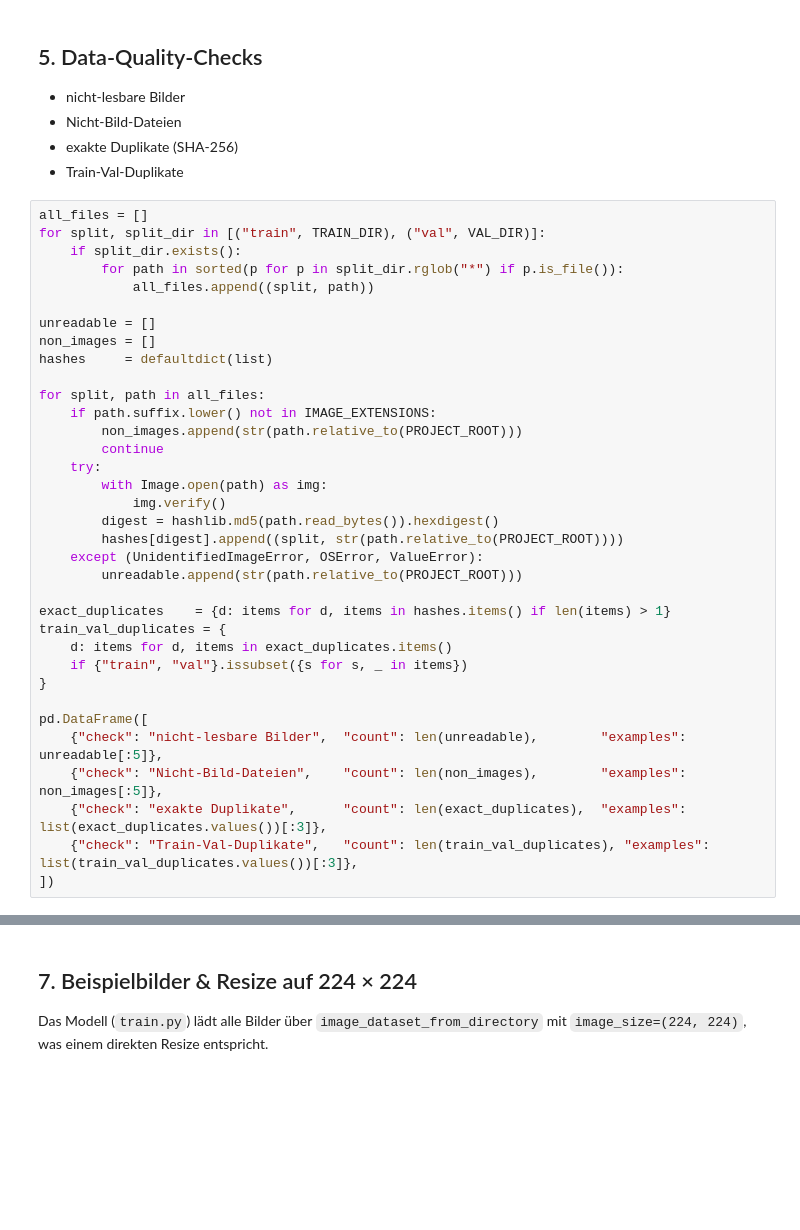
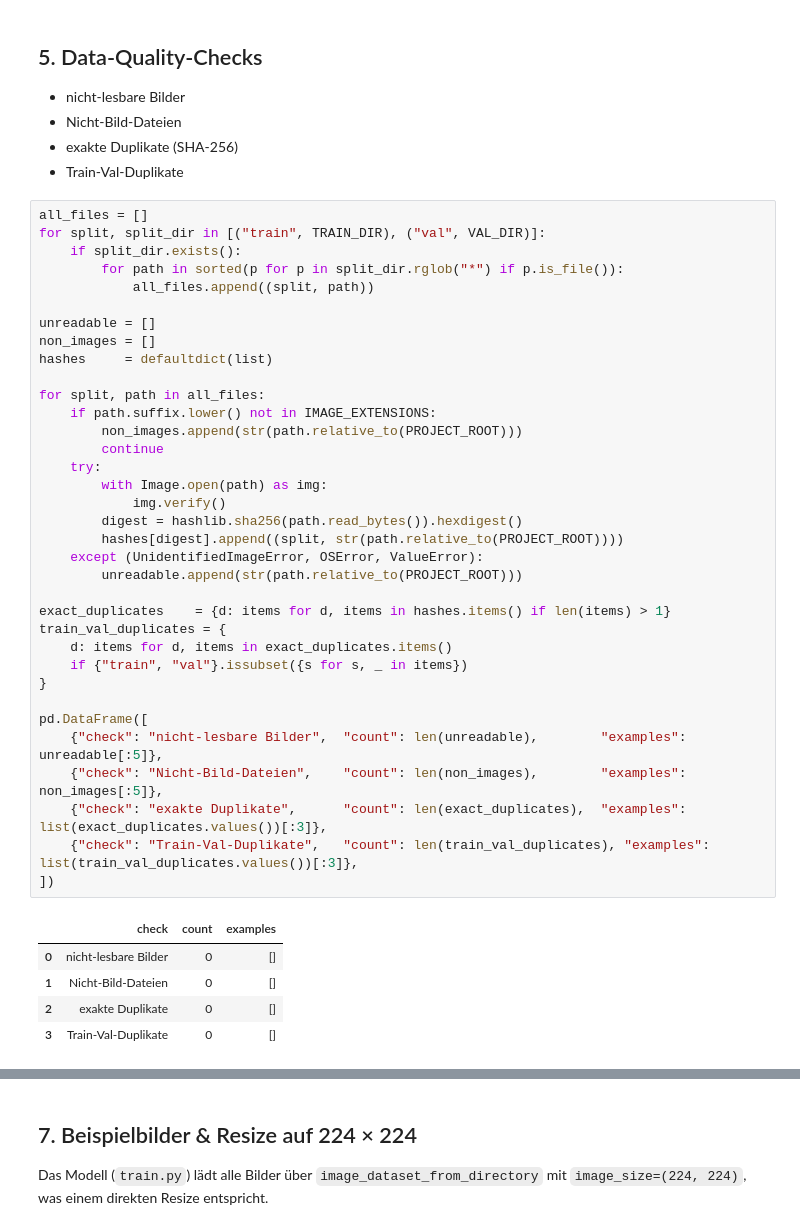
Before and after one commit to Timbakimbo/Food_Freshness_Categorizer, a Jupyter notebook: notebooks/01_data_exploration_and_preprocessing.ipynb, the cells around one changed output, grey strips where cells are left out. Cells and saved outputs as stored; diff of their text form; blank space fills up the shorter version.

```diff
--- a/notebooks/01_data_exploration_and_preprocessing.ipynb
+++ b/notebooks/01_data_exploration_and_preprocessing.ipynb
@@ -211,32 +292,38 @@ for split, split_dir in [("train", TRAIN_DIR), ("val", VAL_DIR)]:
         for path in sorted(p for p in split_dir.rglob("*") if p.is_file()):
             all_files.append((split, path))
 
 unreadable = []
 non_images = []
 hashes     = defaultdict(list)
 
 for split, path in all_files:
     if path.suffix.lower() not in IMAGE_EXTENSIONS:
         non_images.append(str(path.relative_to(PROJECT_ROOT)))
         continue
     try:
         with Image.open(path) as img:
             img.verify()
-        digest = hashlib.md5(path.read_bytes()).hexdigest()
+        digest = hashlib.sha256(path.read_bytes()).hexdigest()
         hashes[digest].append((split, str(path.relative_to(PROJECT_ROOT))))
     except (UnidentifiedImageError, OSError, ValueError):
         unreadable.append(str(path.relative_to(PROJECT_ROOT)))
 
 exact_duplicates    = {d: items for d, items in hashes.items() if len(items) > 1}
 train_val_duplicates = {
     d: items for d, items in exact_duplicates.items()
     if {"train", "val"}.issubset({s for s, _ in items})
 }
 
 pd.DataFrame([
     {"check": "nicht-lesbare Bilder",  "count": len(unreadable),        "examples": unreadable[:5]},
     {"check": "Nicht-Bild-Dateien",    "count": len(non_images),        "examples": non_images[:5]},
     {"check": "exakte Duplikate",      "count": len(exact_duplicates),  "examples": list(exact_duplicates.values())[:3]},
     {"check": "Train-Val-Duplikate",   "count": len(train_val_duplicates), "examples": list(train_val_duplicates.values())[:3]},
 ])
+# %% [output]
+|  | check | count | examples |
+| 0 | nicht-lesbare Bilder | 0 | [] |
+| 1 | Nicht-Bild-Dateien | 0 | [] |
+| 2 | exakte Duplikate | 0 | [] |
+| 3 | Train-Val-Duplikate | 0 | [] |
 # %% [markdown]
```
Also changed, not shown: parts of 23 cells of this notebook, 1 other file.
